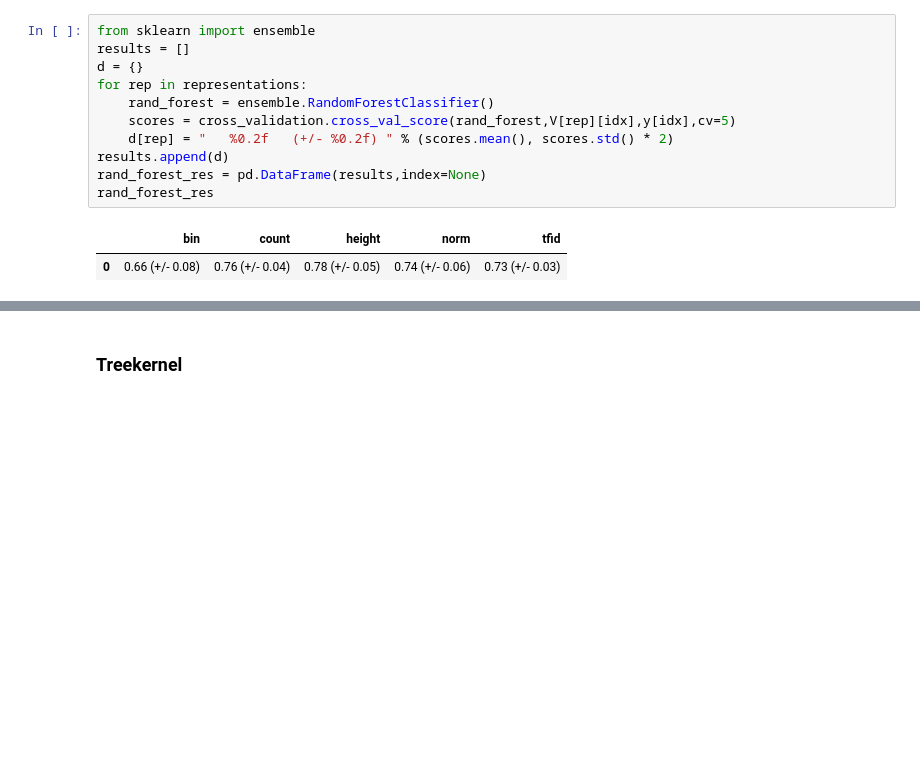
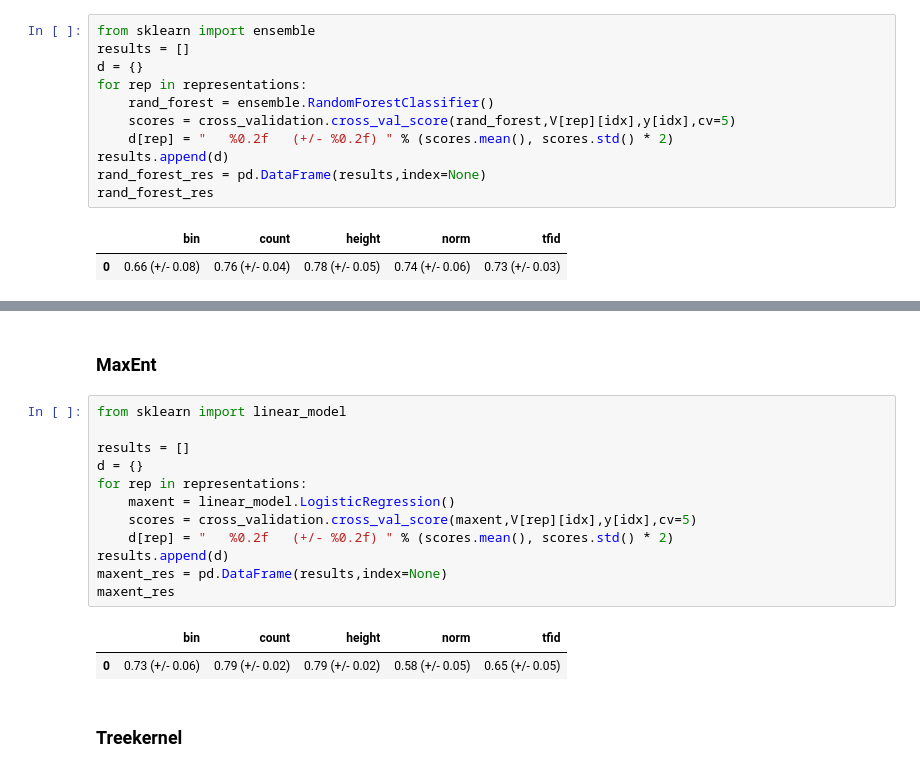
Before and after one commit to emited/discourseAnalysis, a Jupyter notebook: code/experiments.ipynb, the cells around one changed output, grey strips where cells are left out. Saved outputs shown, nothing was run; the diff lists cells and outputs as text; blank space fills up the shorter version.

```diff
--- a/code/experiments.ipynb
+++ b/code/experiments.ipynb
@@ -70,3 +91,20 @@ rand_forest_res
+# %% [markdown]
+### MaxEnt
+# %%
+from sklearn import linear_model
+
+results = []
+d = {}
+for rep in representations:
+    maxent = linear_model.LogisticRegression()
+    scores = cross_validation.cross_val_score(maxent,V[rep][idx],y[idx],cv=5)
+    d[rep] = "   %0.2f   (+/- %0.2f) " % (scores.mean(), scores.std() * 2)
+results.append(d)
+maxent_res = pd.DataFrame(results,index=None)
+maxent_res
+# %% [output]
+|  | bin | count | height | norm | tfid |
+| 0 | 0.73 (+/- 0.06) | 0.79 (+/- 0.02) | 0.79 (+/- 0.02) | 0.58 (+/- 0.05) | 0.65 (+/- 0.05) |
 # %% [markdown]
 ### Treekernel
 # %%
```
Also changed, not shown: parts of 6 cells of this notebook.
